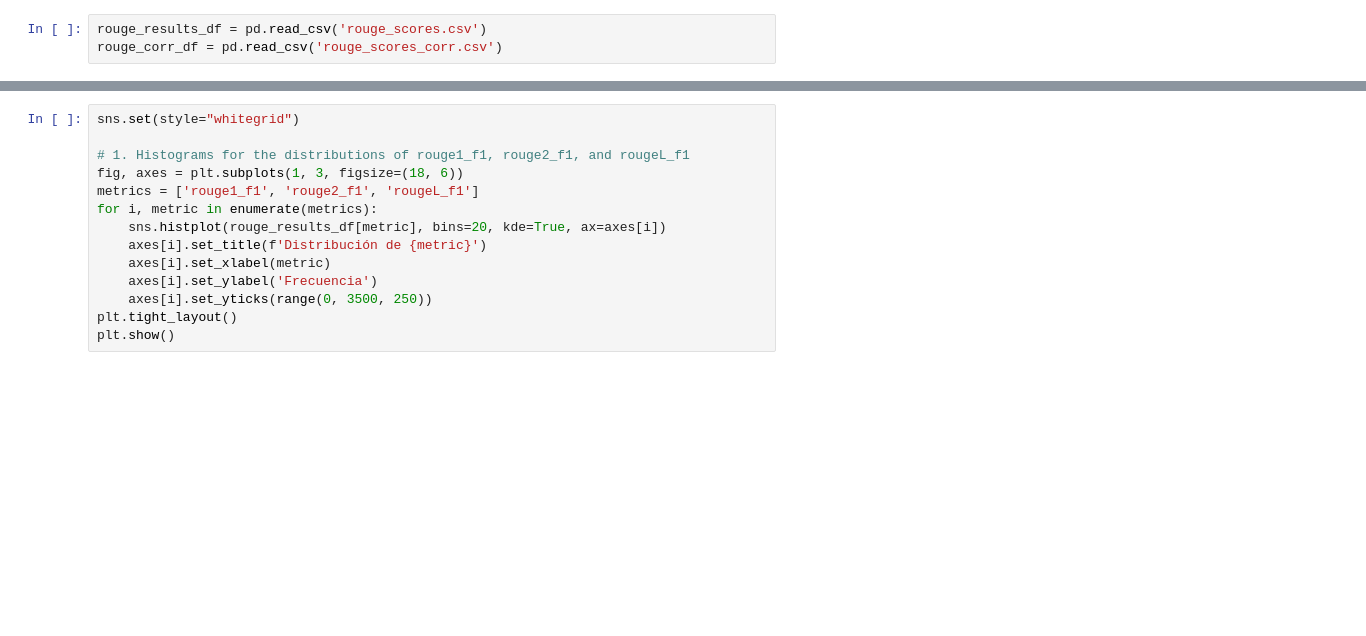
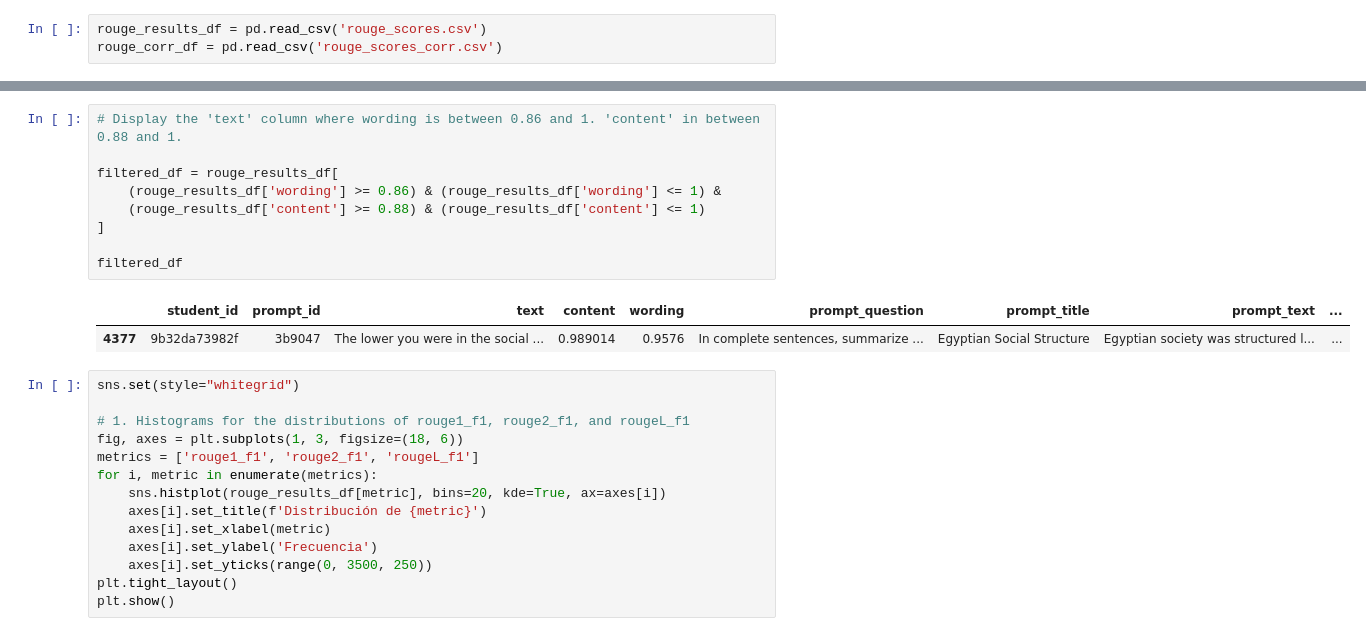
Before and after one commit to FranzCastillo/NLP-Student-Summaries, a Jupyter notebook: results/Results.ipynb, the cells around one changed output, grey strips where cells are left out. Saved outputs shown, nothing was run; the diff lists cells and outputs as text; blank space fills up the shorter version.

```diff
--- a/results/Results.ipynb
+++ b/results/Results.ipynb
@@ -8,3 +17,15 @@ rouge_corr_df = pd.read_csv('rouge_scores_corr.csv')
+# %%
+# Display the 'text' column where wording is between 0.86 and 1. 'content' in between 0.88 and 1.
+
+filtered_df = rouge_results_df[
+    (rouge_results_df['wording'] >= 0.86) & (rouge_results_df['wording'] <= 1) &
+    (rouge_results_df['content'] >= 0.88) & (rouge_results_df['content'] <= 1)
+]
+
+filtered_df
+# %% [output]
+|  | student_id | prompt_id | text | content | wording | prompt_question | prompt_title | prompt_text | ... |
+| 4377 | 9b32da73982f | 3b9047 | The lower you were in the social ... | 0.989014 | 0.9576 | In complete sentences, summarize ... | Egyptian Social Structure | Egyptian society was structured l... | ... |
 # %%
 sns.set(style="whitegrid")
 
```
Also changed, not shown: parts of 1 cell of this notebook, 1 other file.
